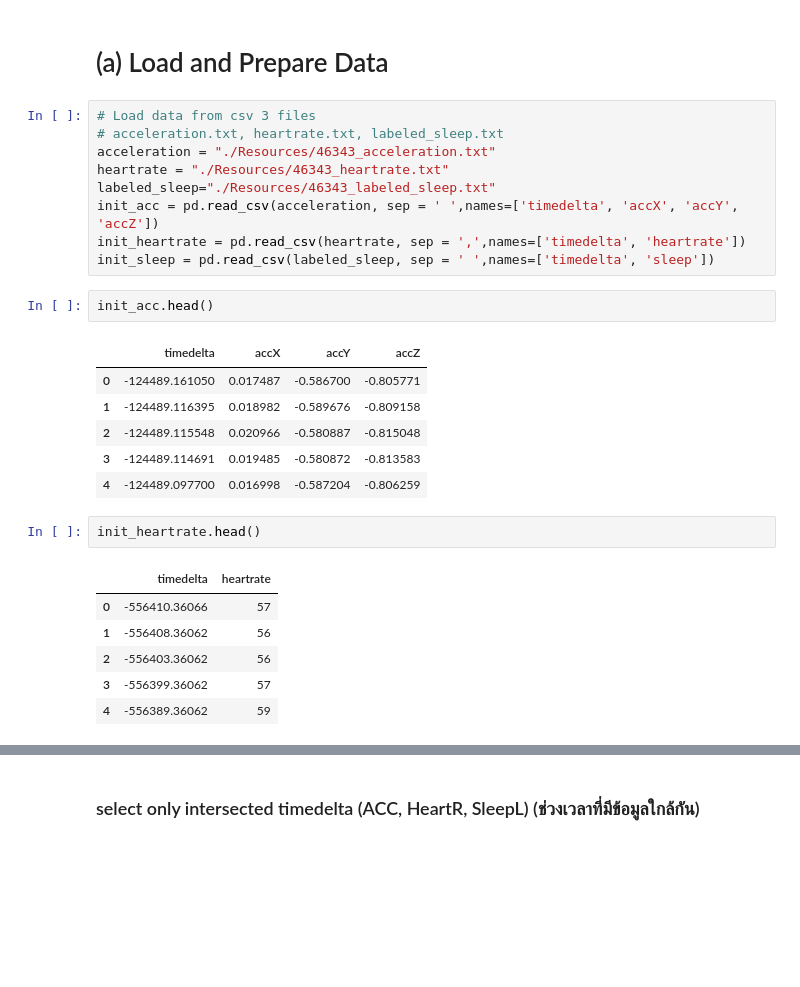
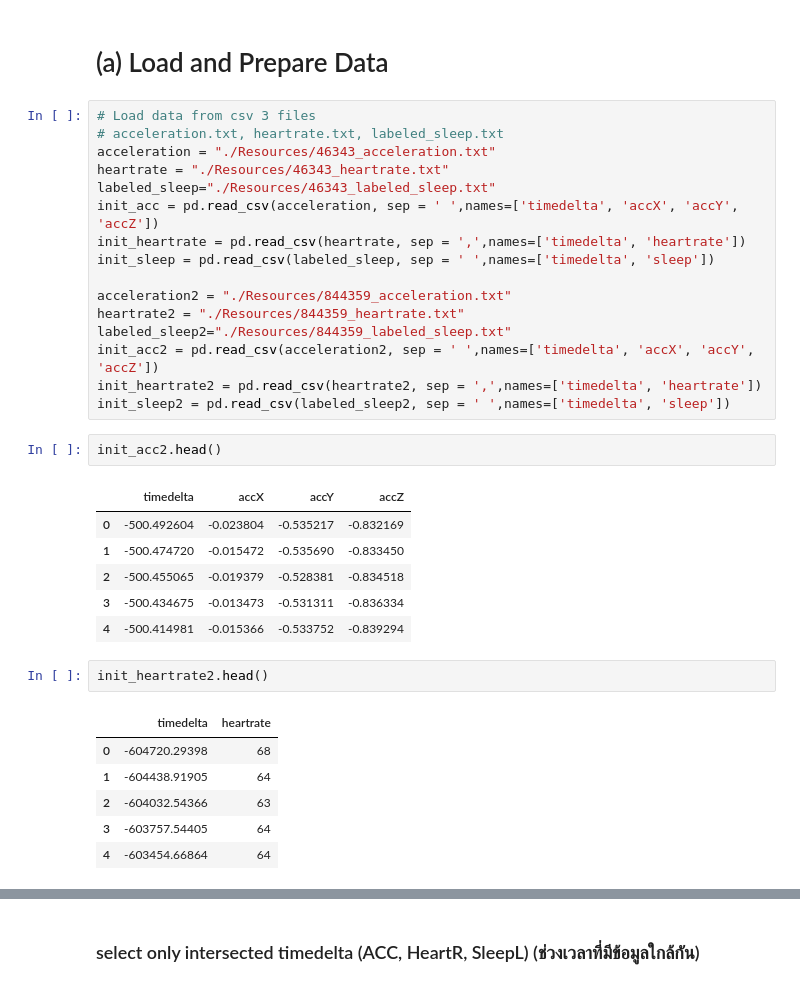
Before and after one commit to aphisit-ths/MACHINE-LEARNING-COURSE2022, a Jupyter notebook: [8#CLASSIFICATION WITH SVC ,SVM]/CLASSIFICATION MODEL SVM TIME SERIES.ipynb, the cells around one changed output, grey strips where cells are left out. Cells and saved outputs as stored; diff of their text form; blank space fills up the shorter version.

```diff
--- a/[8#CLASSIFICATION WITH SVC ,SVM]/CLASSIFICATION MODEL SVM TIME SERIES.ipynb
+++ b/[8#CLASSIFICATION WITH SVC ,SVM]/CLASSIFICATION MODEL SVM TIME SERIES.ipynb
@@ -39,22 +39,29 @@ labeled_sleep="./Resources/46343_labeled_sleep.txt"
 init_acc = pd.read_csv(acceleration, sep = ' ',names=['timedelta', 'accX', 'accY', 'accZ'])
 init_heartrate = pd.read_csv(heartrate, sep = ',',names=['timedelta', 'heartrate'])
 init_sleep = pd.read_csv(labeled_sleep, sep = ' ',names=['timedelta', 'sleep'])
+
+acceleration2 = "./Resources/844359_acceleration.txt"
+heartrate2 = "./Resources/844359_heartrate.txt"
+labeled_sleep2="./Resources/844359_labeled_sleep.txt"
+init_acc2 = pd.read_csv(acceleration2, sep = ' ',names=['timedelta', 'accX', 'accY', 'accZ'])
+init_heartrate2 = pd.read_csv(heartrate2, sep = ',',names=['timedelta', 'heartrate'])
+init_sleep2 = pd.read_csv(labeled_sleep2, sep = ' ',names=['timedelta', 'sleep'])
 # %%
-init_acc.head()
+init_acc2.head()
 # %% [output]
 |  | timedelta | accX | accY | accZ |
-| 0 | -124489.161050 | 0.017487 | -0.586700 | -0.805771 |
-| 1 | -124489.116395 | 0.018982 | -0.589676 | -0.809158 |
-| 2 | -124489.115548 | 0.020966 | -0.580887 | -0.815048 |
-| 3 | -124489.114691 | 0.019485 | -0.580872 | -0.813583 |
-| 4 | -124489.097700 | 0.016998 | -0.587204 | -0.806259 |
+| 0 | -500.492604 | -0.023804 | -0.535217 | -0.832169 |
+| 1 | -500.474720 | -0.015472 | -0.535690 | -0.833450 |
+| 2 | -500.455065 | -0.019379 | -0.528381 | -0.834518 |
+| 3 | -500.434675 | -0.013473 | -0.531311 | -0.836334 |
+| 4 | -500.414981 | -0.015366 | -0.533752 | -0.839294 |
 # %%
-init_heartrate.head()
+init_heartrate2.head()
 # %% [output]
 |  | timedelta | heartrate |
-| 0 | -556410.36066 | 57 |
-| 1 | -556408.36062 | 56 |
-| 2 | -556403.36062 | 56 |
-| 3 | -556399.36062 | 57 |
-| 4 | -556389.36062 | 59 |
+| 0 | -604720.29398 | 68 |
+| 1 | -604438.91905 | 64 |
+| 2 | -604032.54366 | 63 |
+| 3 | -603757.54405 | 64 |
+| 4 | -603454.66864 | 64 |
 # %%
```
Also changed, not shown: parts of 47 cells of this notebook, 10 other files.
